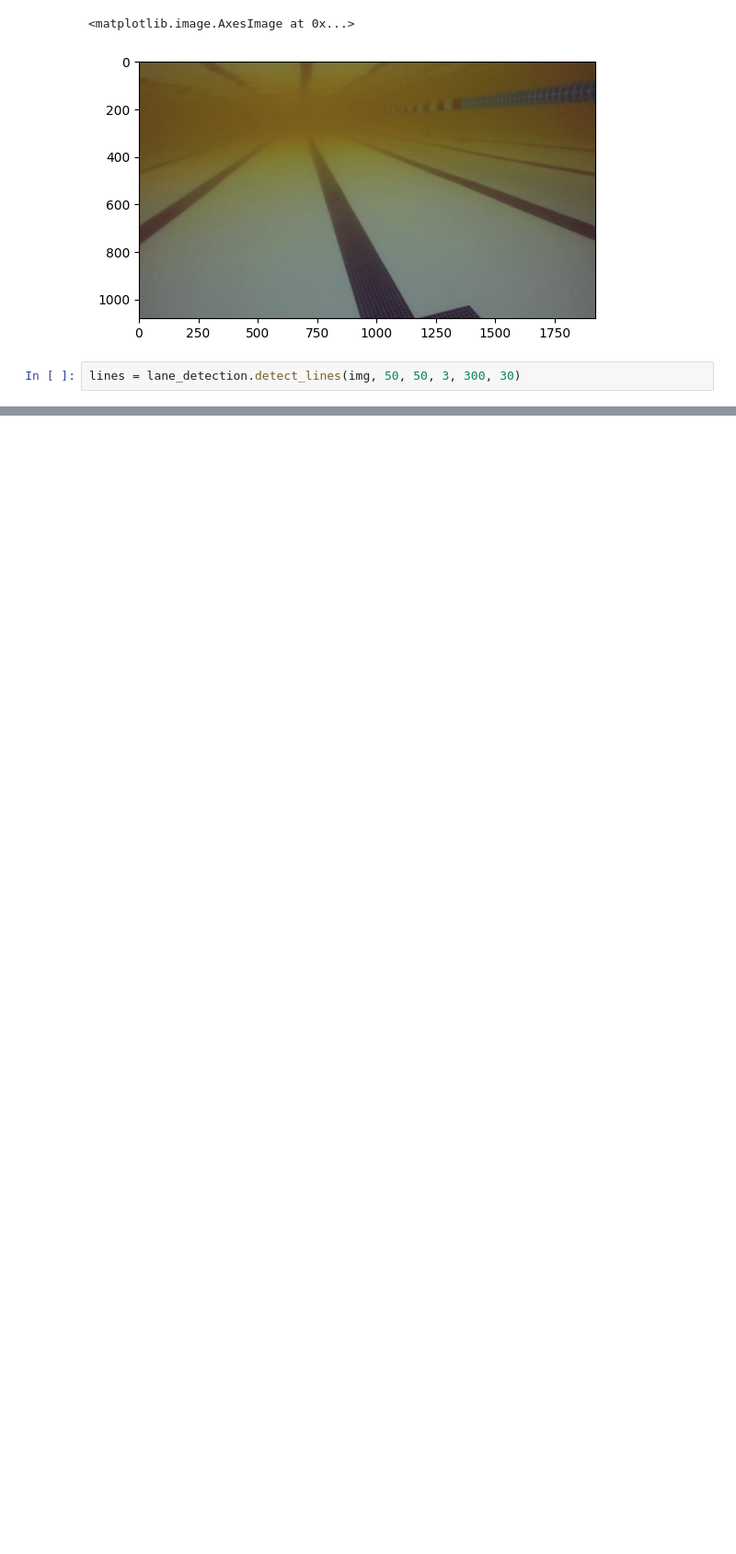
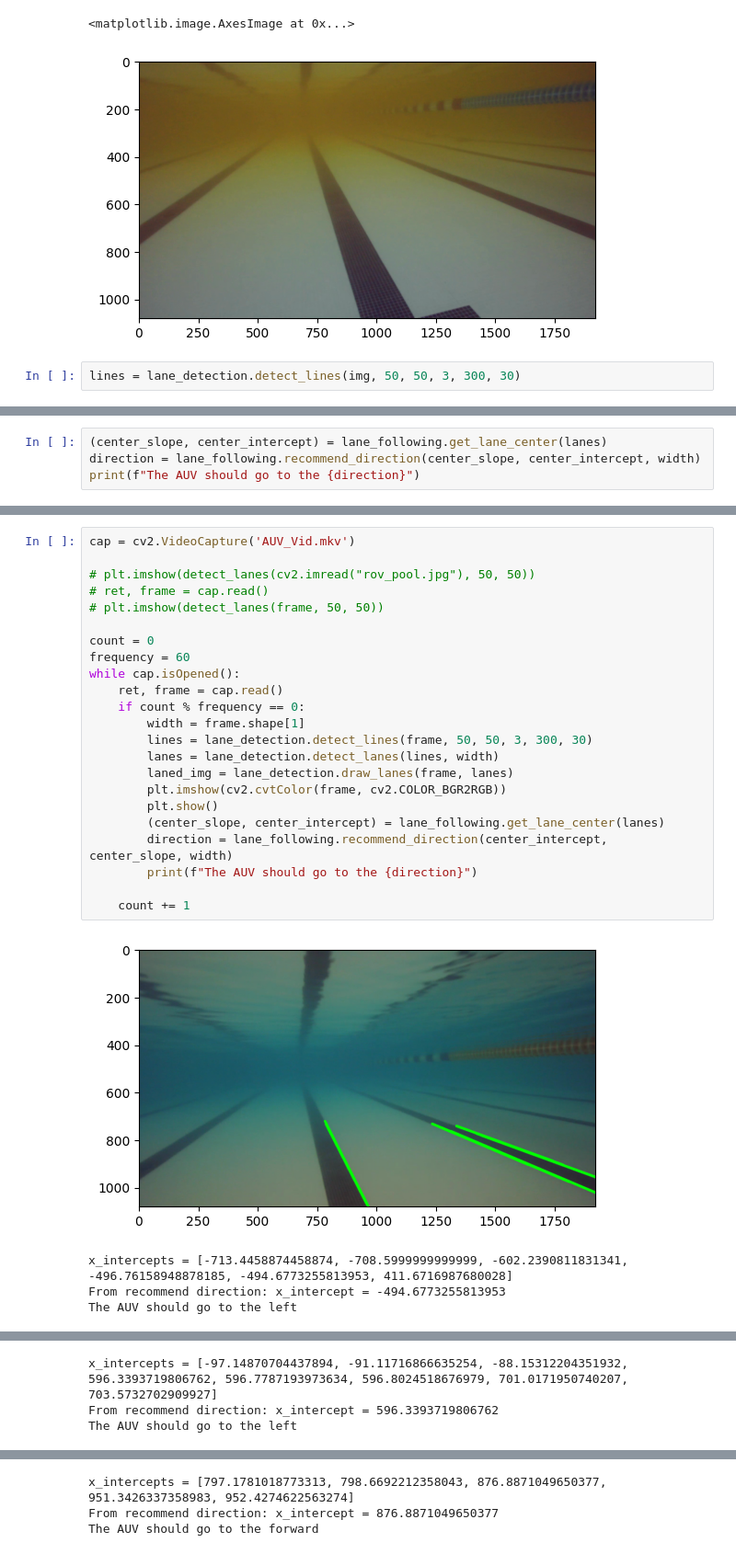
Before and after one commit to TonehavenE/cv-intro, a Jupyter notebook: lane_detection.ipynb, the cells around one changed output, grey strips where cells are left out. Shown at 92% size. Saved outputs shown, nothing was run; the diff lists cells and outputs as text; blank space fills up the shorter version.

Commit message:
partially working. x-intercepts seem very inaccurate

```diff
--- a/lane_detection.ipynb
+++ b/lane_detection.ipynb
@@ -44,0 +52,4 @@ plt.imshow(laned_img)
+# %%
+(center_slope, center_intercept) = lane_following.get_lane_center(lanes)
+direction = lane_following.recommend_direction(center_slope, center_intercept, width)
+print(f"The AUV should go to the {direction}")
@@ -44,0 +60,28 @@ plt.imshow(laned_img)
+# %%
+cap = cv2.VideoCapture('AUV_Vid.mkv')
+
+# plt.imshow(detect_lanes(cv2.imread("rov_pool.jpg"), 50, 50))
+# ret, frame = cap.read()
+# plt.imshow(detect_lanes(frame, 50, 50))
+
+count = 0
+frequency = 60
+while cap.isOpened():
+    ret, frame = cap.read()
+    if count % frequency == 0:
+        width = frame.shape[1]
+        lines = lane_detection.detect_lines(frame, 50, 50, 3, 300, 30)
+        lanes = lane_detection.detect_lanes(lines, width)
+        laned_img = lane_detection.draw_lanes(frame, lanes)
+        plt.imshow(cv2.cvtColor(frame, cv2.COLOR_BGR2RGB))
+        plt.show()
+        (center_slope, center_intercept) = lane_following.get_lane_center(lanes)
+        direction = lane_following.recommend_direction(center_intercept, center_slope, width)
+        print(f"The AUV should go to the {direction}")
+
+    count += 1
+# %% [output]
+[figure, added]
+x_intercepts = [-713.4458874458874, -708.5999999999999, -602.2390811831341, -496.76158948878185, -494.6773255813953, 411.6716987680028]
+From recommend direction: x_intercept = -494.6773255813953
+The AUV should go to the left
@@ -44,0 +89,3 @@ plt.imshow(laned_img)
+x_intercepts = [-97.14870704437894, -91.11716866635254, -88.15312204351932, 596.3393719806762, 596.7787193973634, 596.8024518676979, 701.0171950740207, 703.5732702909927]
+From recommend direction: x_intercept = 596.3393719806762
+The AUV should go to the left
@@ -44,0 +93,3 @@ plt.imshow(laned_img)
+x_intercepts = [797.1781018773313, 798.6692212358043, 876.8871049650377, 951.3426337358983, 952.4274622563274]
+From recommend direction: x_intercept = 876.8871049650377
+The AUV should go to the forward
```
Also changed, not shown: parts of 8 cells of this notebook, 3 other files.
